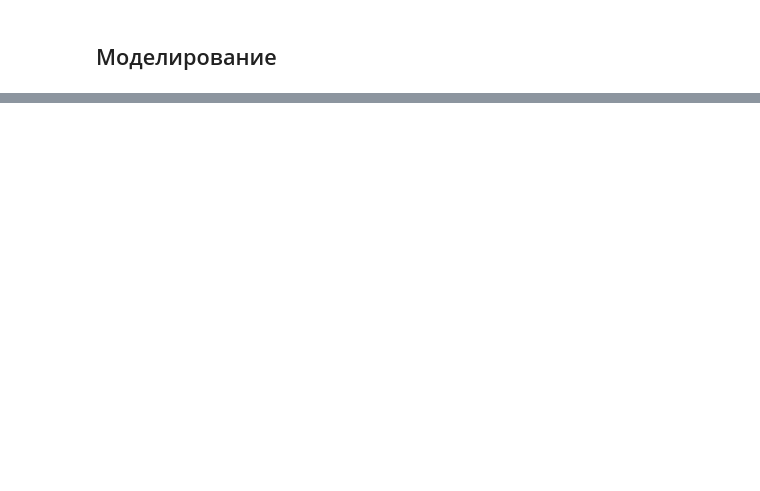
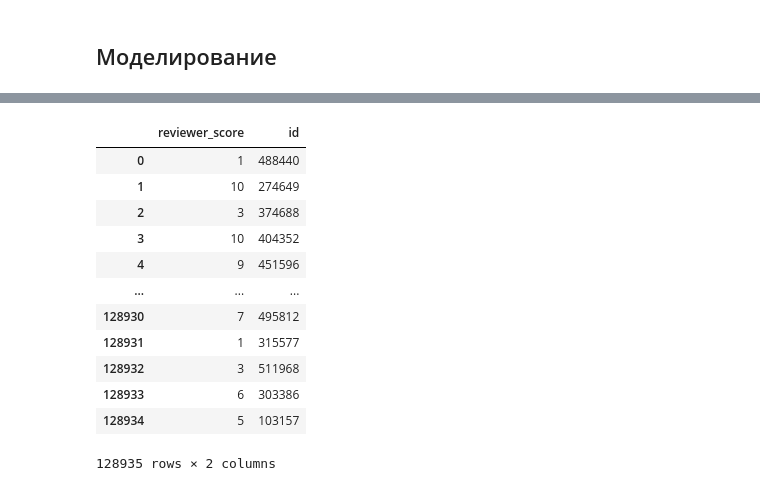
Before and after one commit to AlexandrBorisov1/SkillFactory_Projects, a Jupyter notebook: project_3/Project_3.ipynb, the cells around one changed output, grey strips where cells are left out. Drawn from its saved outputs; the diff is of its cells as text; code cells hidden in the pictures; blank space fills up the shorter version.

```diff
--- a/project_3/Project_3.ipynb
+++ b/project_3/Project_3.ipynb
@@ -72,0 +60,8 @@ hotels.head()
+# %%
+# Подгрузим наши данные из соревнования
+DATA_DIR = '/kaggle/input/sf-booking/'
+hotels = pd.read_csv(DATA_DIR+'/hotels_train.csv') # датасет для обучения
+df_test = pd.read_csv(DATA_DIR+'/hotels_test.csv') # датасет для предсказания
+sample_submission = pd.read_csv(DATA_DIR+'/submission.csv') # самбмишн
+
+hotels.head()
@@ -1047,0 +1296,16 @@ feat_importances.nlargest(40).plot(kind='barh')
+# %%
+sample_submission
+# %% [output]
+|  | reviewer_score | id |
+| 0 | 1 | 488440 |
+| 1 | 10 | 274649 |
+| 2 | 3 | 374688 |
+| 3 | 10 | 404352 |
+| 4 | 9 | 451596 |
+| ... | ... | ... |
+| 128930 | 7 | 495812 |
+| 128931 | 1 | 315577 |
+| 128932 | 3 | 511968 |
+| 128933 | 6 | 303386 |
+| 128934 | 5 | 103157 |
+128935 rows × 2 columns
```
Also changed, not shown: parts of 60 cells of this notebook, 3 other files.
